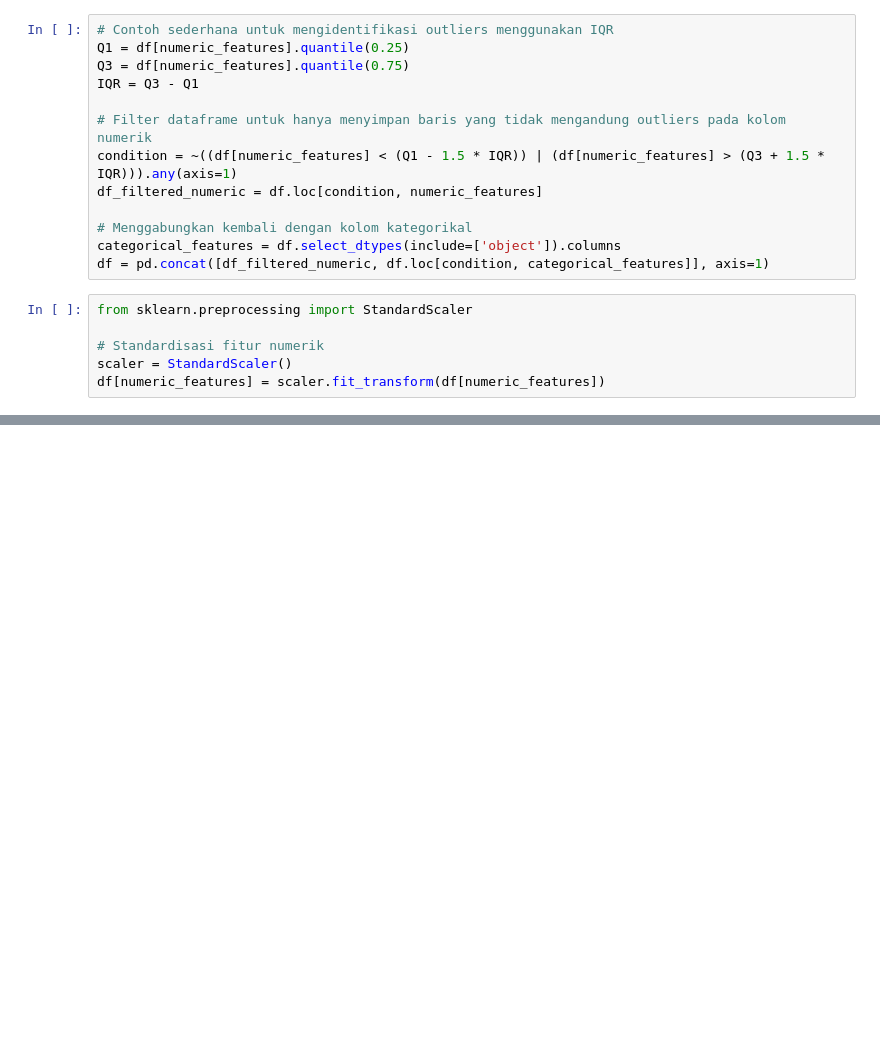
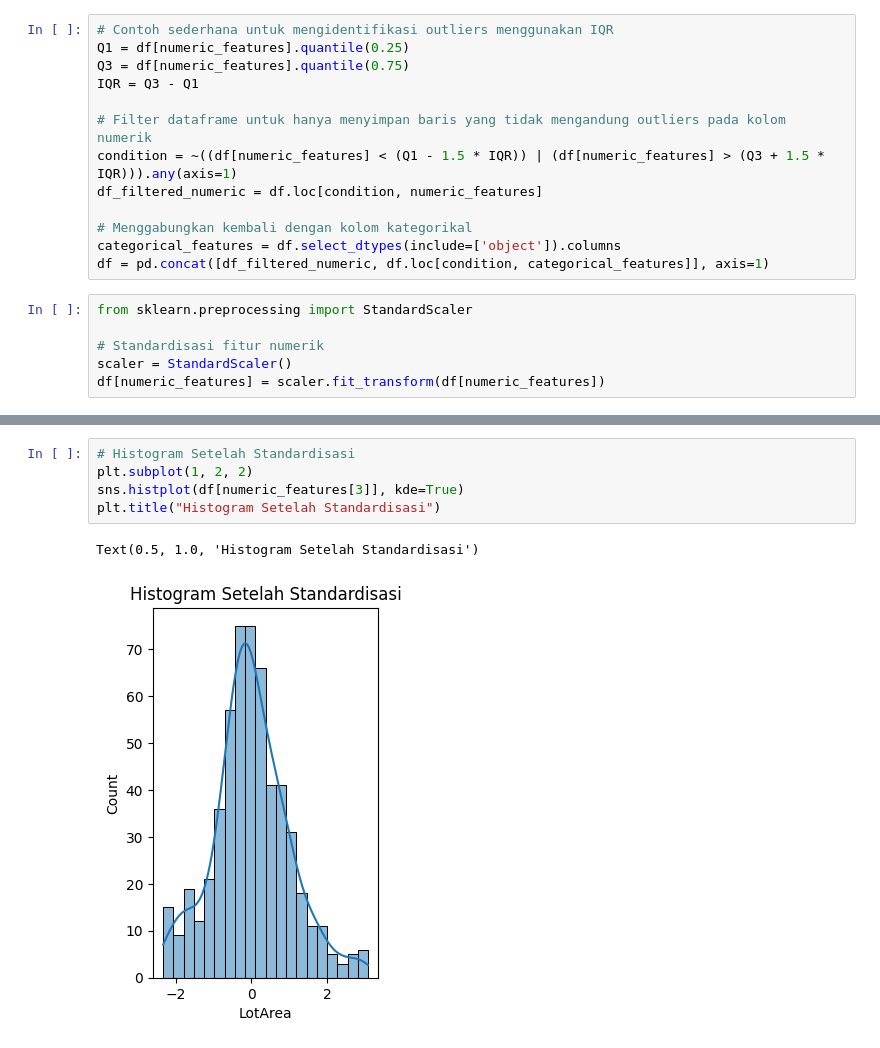
Before and after one commit to aidilbaihaqi/my-datasets-ml-projects, a Jupyter notebook: house-prices-regression/house-regression.ipynb, the cells around one changed output, grey strips where cells are left out. Saved outputs shown, nothing was run; the diff lists cells and outputs as text; blank space fills up the shorter version.

```diff
--- a/house-prices-regression/house-regression.ipynb
+++ b/house-prices-regression/house-regression.ipynb
@@ -76,0 +147,8 @@ plt.title("Histogram sebelum standardisasi")
+# %%
+# Histogram Setelah Standardisasi
+plt.subplot(1, 2, 2)
+sns.histplot(df[numeric_features[3]], kde=True)
+plt.title("Histogram Setelah Standardisasi")
+# %% [output]
+Text(0.5, 1.0, 'Histogram Setelah Standardisasi')
+[figure, added]
```
Also changed, not shown: parts of 11 cells of this notebook.
